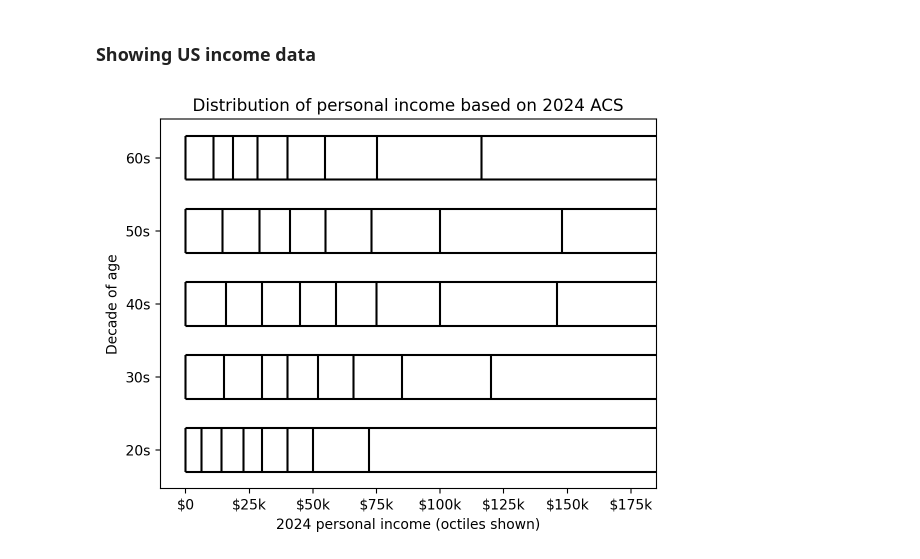
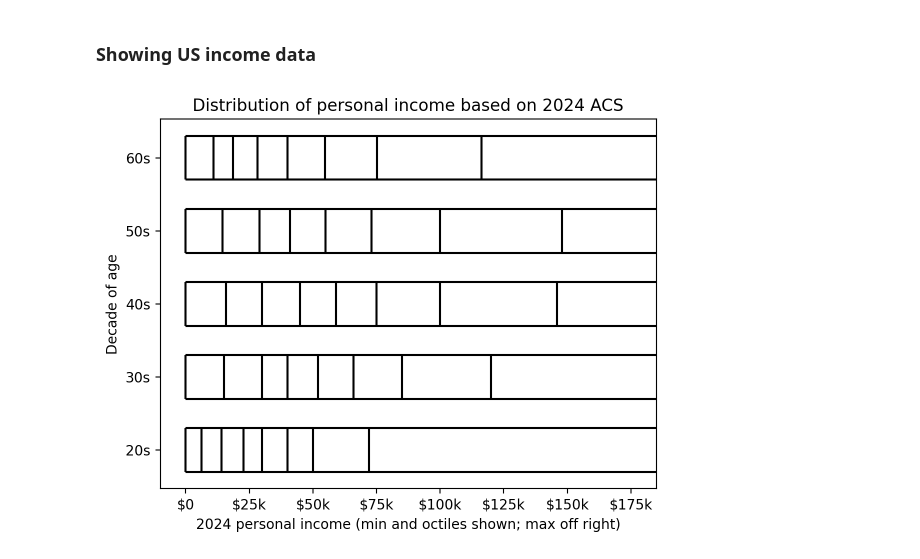
Before and after one commit to ajschumacher/pavement, a Jupyter notebook: examples/demo.ipynb, the cells around one changed output. Saved outputs shown, nothing was run; the diff lists cells and outputs as text; code cells hidden in the pictures.

Commit message:
one more plot...

```diff
--- a/examples/demo.ipynb
+++ b/examples/demo.ipynb
@@ -71,12 +71,12 @@ incomes['decade'] = (incomes.age // 10).astype('str') + '0s'
 # %%
 pavement.multi(incomes.dollars, incomes.decade,
                labels=['60s', '50s', '40s', '30s', '20s'],
                weights=incomes.sample_weight, bins=8)
 plt.xlim(-10_000, 185_000)
 plt.gca().xaxis.set_major_formatter(mticker.FuncFormatter(lambda x, _: f'${int(x/1000)}k' if x != 0 else '$0'))
-plt.xlabel('2024 personal income (octiles shown)')
+plt.xlabel('2024 personal income (min and octiles shown; max off right)')
 plt.ylabel('Decade of age')
 plt.title('Distribution of personal income based on 2024 ACS')
 plt.show()
 # %% [output]
-[figure, old version]
+[figure, new version]
```
Also changed, not shown: parts of 2 cells of this notebook.
